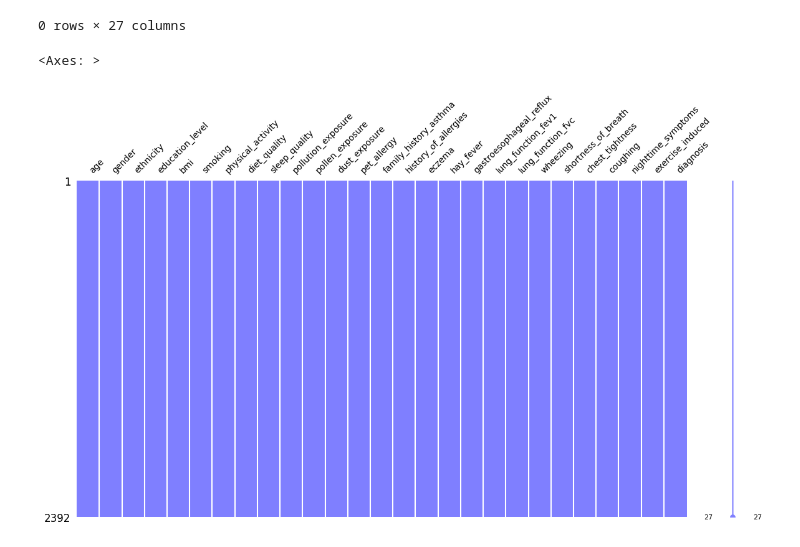
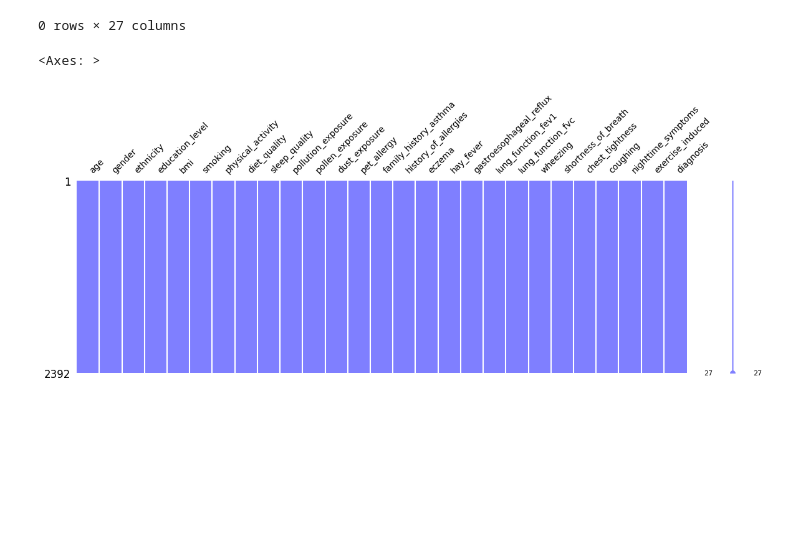
Before and after one commit to lklmkv/tvp1t, a Jupyter notebook: pptk1.ipynb, the cells around one changed output. Cells and saved outputs as stored; diff of their text form; code cells hidden in the pictures; blank space fills up the shorter version.

```diff
--- a/pptk1.ipynb
+++ b/pptk1.ipynb
@@ -83,7 +92,7 @@ duplicateRows
 # %%
 import missingno as msno
 
-msno.matrix(df, figsize=(14,7), fontsize=10, color=(0.5, 0.5, 1.0)) # Цвет в формате RGB (красный, зеленый, синий)
+msno.matrix(df, figsize=(14,4), fontsize=10, color=(0.5, 0.5, 1.0))
 # %% [output]
 <Axes: >
-[figure, old version]
+[figure, new version]
```
Also changed, not shown: parts of 8 cells of this notebook.
